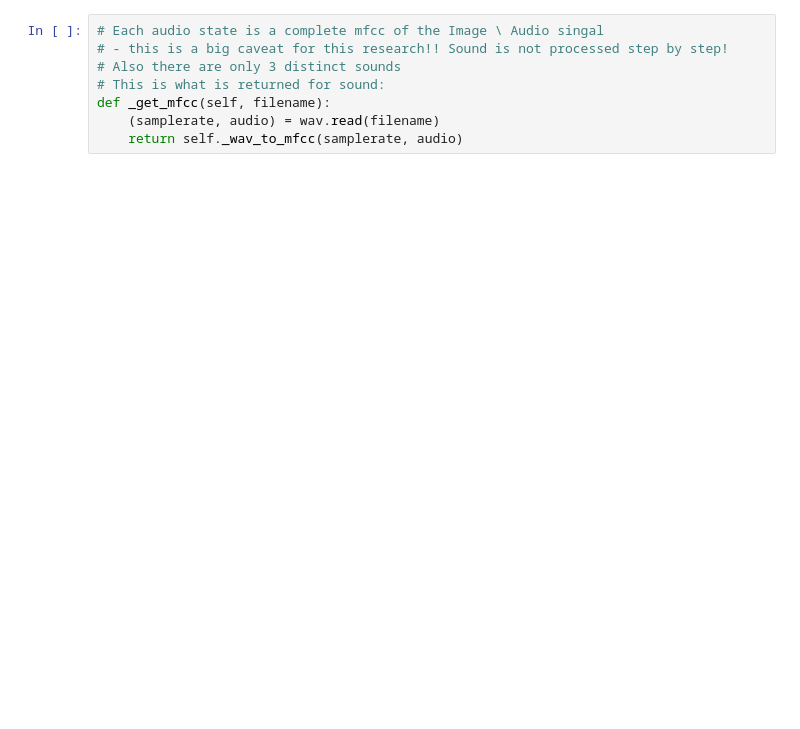
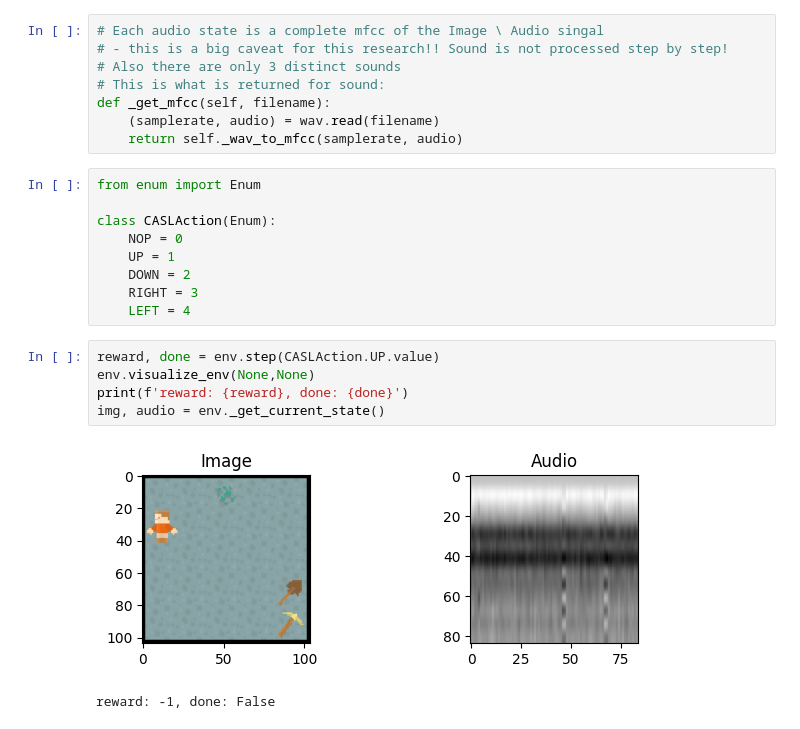
Before and after one commit to hopl1t/multimodal-transformer-rl, a Jupyter notebook: src/notebooks/Minecraft_env_tests.ipynb, the cells around one changed output. Drawn from its saved outputs; the diff is of its cells as text; blank space fills up the shorter version.

```diff
--- a/src/notebooks/Minecraft_env_tests.ipynb
+++ b/src/notebooks/Minecraft_env_tests.ipynb
@@ -81,3 +81,20 @@ Audio(data=target_good,rate=22050)
 def _get_mfcc(self, filename):
     (samplerate, audio) = wav.read(filename)
     return self._wav_to_mfcc(samplerate, audio)
+# %%
+from enum import Enum
+
+class CASLAction(Enum):
+    NOP = 0
+    UP = 1
+    DOWN = 2
+    RIGHT = 3
+    LEFT = 4
+# %%
+reward, done = env.step(CASLAction.UP.value)
+env.visualize_env(None,None)
+print(f'reward: {reward}, done: {done}')
+img, audio = env._get_current_state()
+# %% [output]
+[figure, added]
+reward: -1, done: False
```
Also changed, not shown: parts of 4 cells of this notebook, 8 other files.
